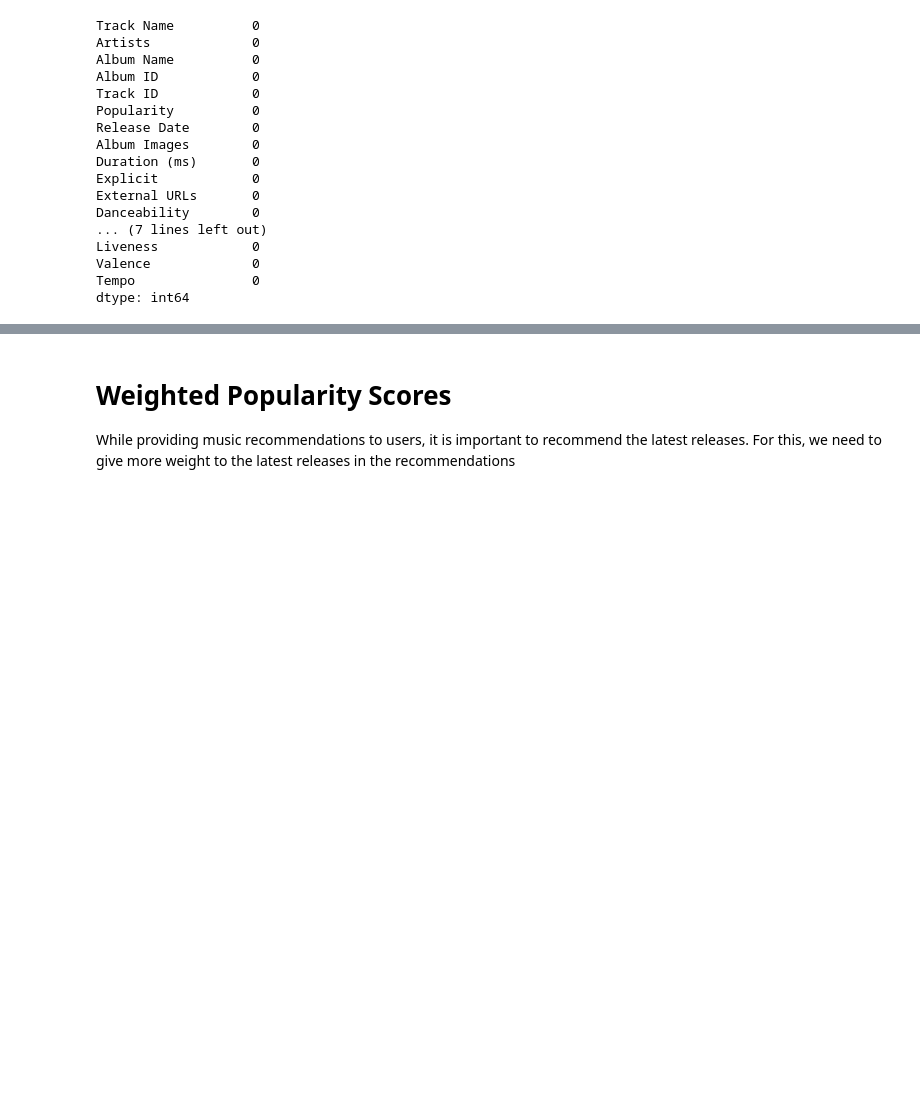
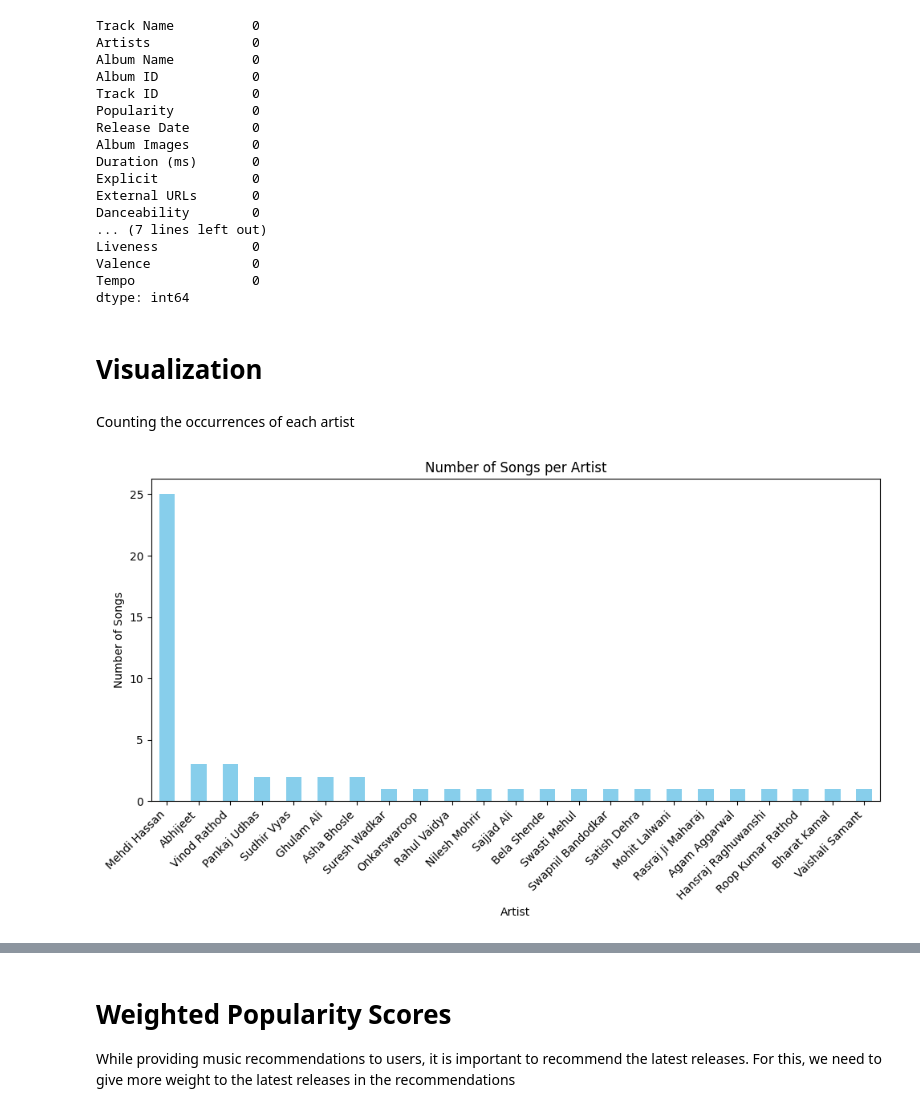
Before and after one commit to Neerajmn28/Data-Science-Projects, a Jupyter notebook: Spotify_API_Music_recommendation.ipynb, the cells around one changed output, grey strips where cells are left out. Drawn from its saved outputs; the diff is of its cells as text; code cells hidden in the pictures; blank space fills up the shorter version.

```diff
--- a/Spotify_API_Music_recommendation.ipynb
+++ b/Spotify_API_Music_recommendation.ipynb
@@ -184,3 +190,22 @@ Tempo               0
 dtype: int64
 # %%
 data = music_df
+# %% [markdown]
+# Visualization
+# %% [markdown]
+ Counting the occurrences of each artist
+# %%
+# Counting the occurrences of each artist
+artist_counts = data['Artists'].str.split(', ').explode().value_counts()
+
+# Plotting the counts
+plt.figure(figsize=(10, 6))
+artist_counts.plot(kind='bar', color='skyblue')
+plt.title('Number of Songs per Artist')
+plt.xlabel('Artist')
+plt.ylabel('Number of Songs')
+plt.xticks(rotation=45, ha='right')
+plt.tight_layout()
+plt.show()
+# %% [output]
+[figure, added]
```
Also changed, not shown: parts of 9 cells of this notebook.
